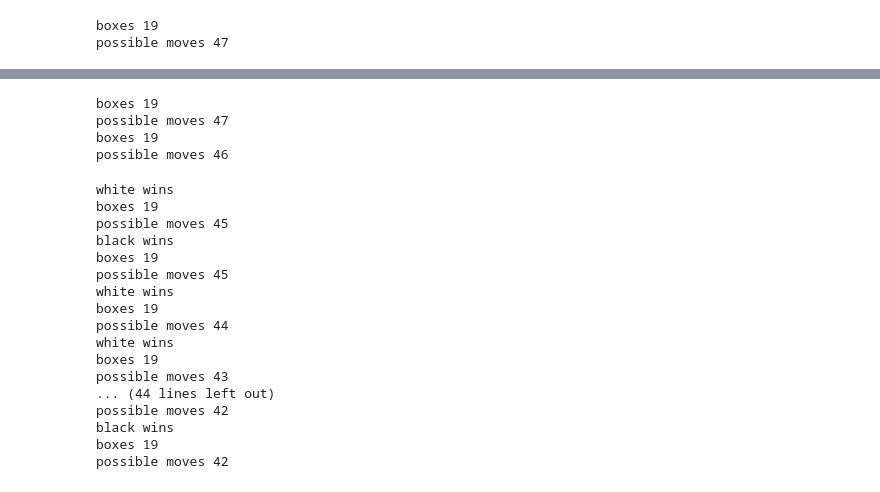
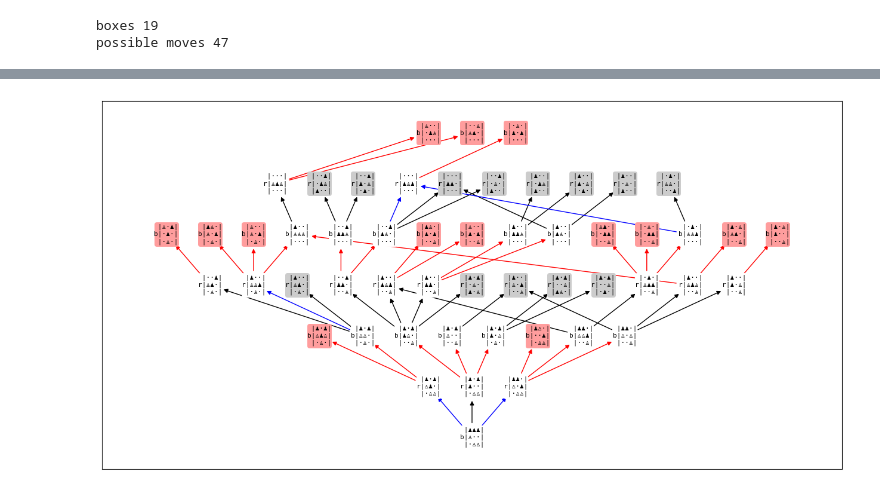
Before and after one commit to wwcohen/aihistory, a Jupyter notebook: hexapawn.ipynb, the cells around one changed output, grey strips where cells are left out. Saved outputs shown, nothing was run; the diff lists cells and outputs as text; code cells hidden in the pictures.

```diff
--- a/hexapawn.ipynb
+++ b/hexapawn.ipynb
@@ -78,7 +78,7 @@ class State:
       return 0 <= i < 3 and 0 <= j < 3
     moves = []
     row_dir = -self.to_play # direction of movement
-    # pieces the player can move
+    # pieces this player can move
     moveable_pieces = [
         (i,j) for i in range(3) for j in range(3)
         if self.board[i][j] == self.to_play]
@@ -100,7 +100,7 @@ class State:
       if player in self.board[back_row]:
         return player
     # case 2: if the player can't move they lose
-    # case 3: if they've lost all pieces => then they have no moves and lose
+    # case 3: if they've lost all pieces => they have no moves and lose
     if not self.moves:
       return -self.to_play
     return 0
@@ -111,21 +111,14 @@ class State:
     return State(to_play=1, board=((-1,-1,-1),(0,0,0),(1,1,1)))
 
   def render(self) -> str:
-    """View the state as a string."""
-    status = f'{PLAYER[self.to_play]} to play'
-    if self.winner:
-      status += f' {PLAYER[self.winner]} won'
-    return f'{status}\n{self.render_board()}'
-
-  def render_short(self) -> str:
-    """A more compact view of the state."""
+    """A printable description of the state."""
     rows = self.render_board().split('\n')
     prefixes = [' ', PLAYER[self.to_play][0], ' ']
     prefixed_rows = [f'{prefix}|{row}|' for prefix, row in zip(prefixes, rows)]
     return '\n'.join(prefixed_rows)
 
   def render_board(self) -> str:
-    """View the board as a string."""
+    """A printable view of the board."""
     def render_row(row):
       return ''.join([f'{SQUARE[j]}' for j in row])
     return f'\n'.join([render_row(row) for row in self.board])
@@ -462,20 +490,20 @@ class Hexapawn:
     state = self.tree.root
     rollout = []
     while not state.winner:
-      if 'states' in echo: print('\n' + state.render_short())
+      if 'states' in echo: print('\n' + state.render())
       move = self.next_move(state)
       if 'moves' in echo: print(f'{PLAYER[state.to_play]} move: {move!s}')
       prev_state = state
       state = state.apply(move)
       rollout.append(Transition(state=prev_state, next_state=state, move=move))
-    if 'states' in echo: print('\n' + state.render_short())
+    if 'states' in echo: print('\n' + state.render())
     if 'winner' in echo: print(f'{PLAYER[state.winner]} wins')
     return GameOutcome(state.winner, rollout)
 
   def next_move(self, state: State) -> Move | None:
     """Return the next move for the given state.
     """
-    return self.strategy[state.to_play].move(state)
+    return self.strategy[state.to_play].select_move(state)
 # %%
 hp = Hexapawn( white_strategy='random', black_strategy='boxes')
 bs = hp.strategy[-1]
@@ -498,6 +539,5 @@ score(1000)
 # %%
-for _ in range(50):
-  o = hp.play(echo={'winner'})
+c = Counter()
+for _ in range(100):
+  o = hp.play(echo={})
   bs.train(o)
-  monitor()
-  print('score', score(1000))
@@ -522,32 +544,4 @@ score -1.0
-# %%
-monitor()
-bs.train(o)
-monitor()
-# %% [output]
-boxes 19
-possible moves 47
-boxes 19
-possible moves 46
-# %%
-for _ in range(20):
-  o = hp.play(echo={'winner'})
-  bs.train(o)
-  monitor()
-# %% [output]
-white wins
-boxes 19
-possible moves 45
-black wins
-boxes 19
-possible moves 45
-white wins
-boxes 19
-possible moves 44
-white wins
-boxes 19
-possible moves 43
-... (44 lines left out)
-possible moves 42
-black wins
-boxes 19
-possible moves 42
+# %%
+viz(subtrees['a1 a2'], bs.unused_moves())
+# %% [output]
+[figure, added]
```
Also changed, not shown: parts of 14 cells of this notebook.
